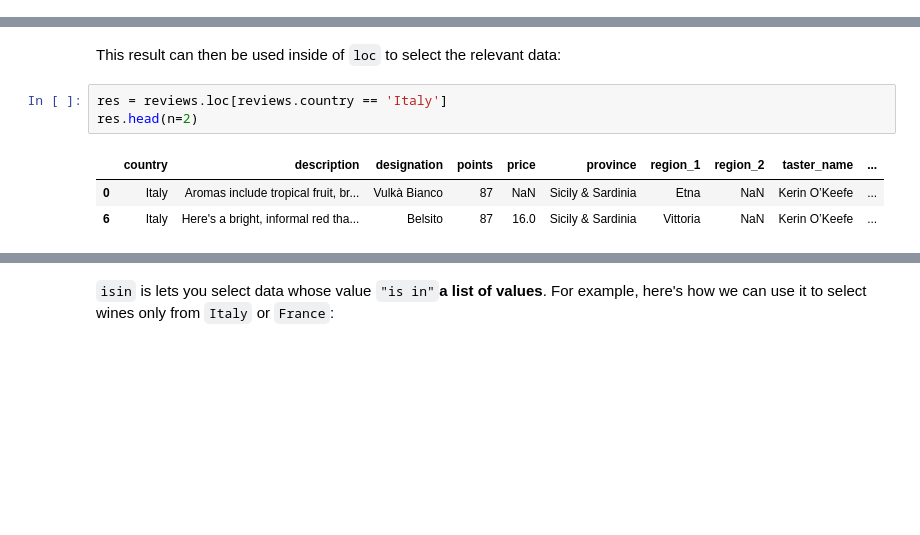
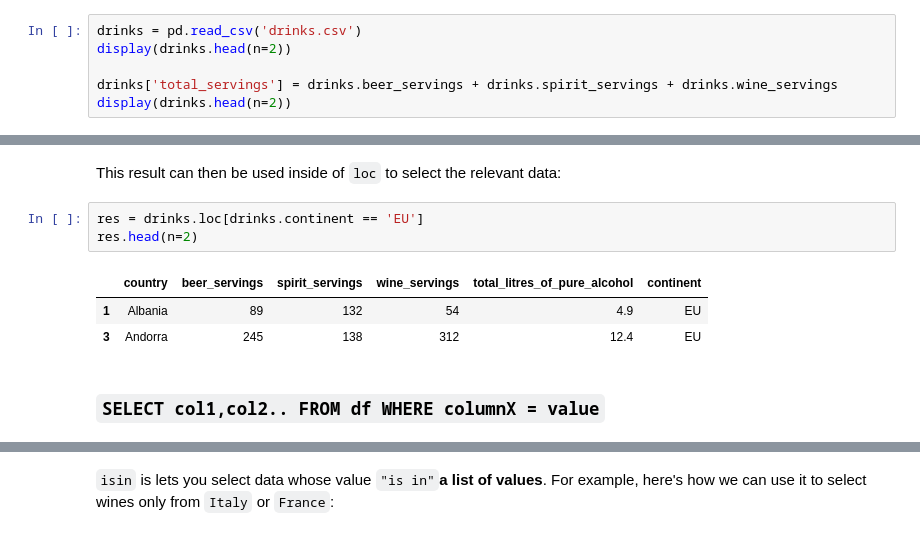
Before and after one commit to dev-SR/machine-learning, a Jupyter notebook: 01pandas/pandas.ipynb, the cells around one changed output, grey strips where cells are left out. Drawn from its saved outputs; the diff is of its cells as text; blank space fills up the shorter version.

```diff
--- a/01pandas/pandas.ipynb
+++ b/01pandas/pandas.ipynb
@@ -819,0 +1289,6 @@ res.head(n=2)
+# %%
+drinks = pd.read_csv('drinks.csv')
+display(drinks.head(n=2))
+
+drinks['total_servings'] = drinks.beer_servings + drinks.spirit_servings + drinks.wine_servings
+display(drinks.head(n=2))
@@ -820,9 +1329,11 @@ res.head(n=2)
 # %% [markdown]
 This result can then be used inside of `loc` to select the relevant data:
 # %%
-res = reviews.loc[reviews.country == 'Italy']
+res = drinks.loc[drinks.continent == 'EU']
 res.head(n=2)
 # %% [output]
-|  | country | description | designation | points | price | province | region_1 | region_2 | taster_name | ... |
-| 0 | Italy | Aromas include tropical fruit, br... | Vulkà Bianco | 87 | NaN | Sicily & Sardinia | Etna | NaN | Kerin O’Keefe | ... |
-| 6 | Italy | Here's a bright, informal red tha... | Belsito | 87 | 16.0 | Sicily & Sardinia | Vittoria | NaN | Kerin O’Keefe | ... |
+|  | country | beer_servings | spirit_servings | wine_servings | total_litres_of_pure_alcohol | continent |
+| 1 | Albania | 89 | 132 | 54 | 4.9 | EU |
+| 3 | Andorra | 245 | 138 | 312 | 12.4 | EU |
+# %% [markdown]
+### `SELECT col1,col2.. FROM df WHERE columnX = value`
```
Also changed, not shown: parts of 317 cells of this notebook, 2 other files.
